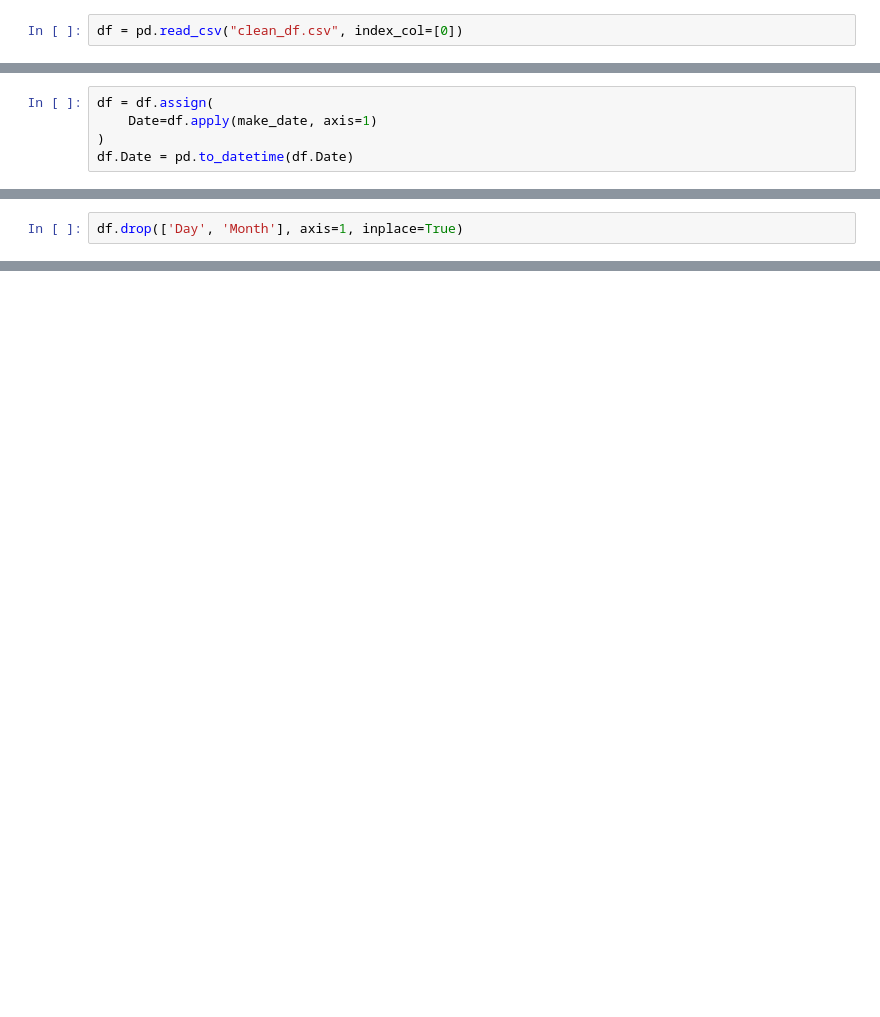
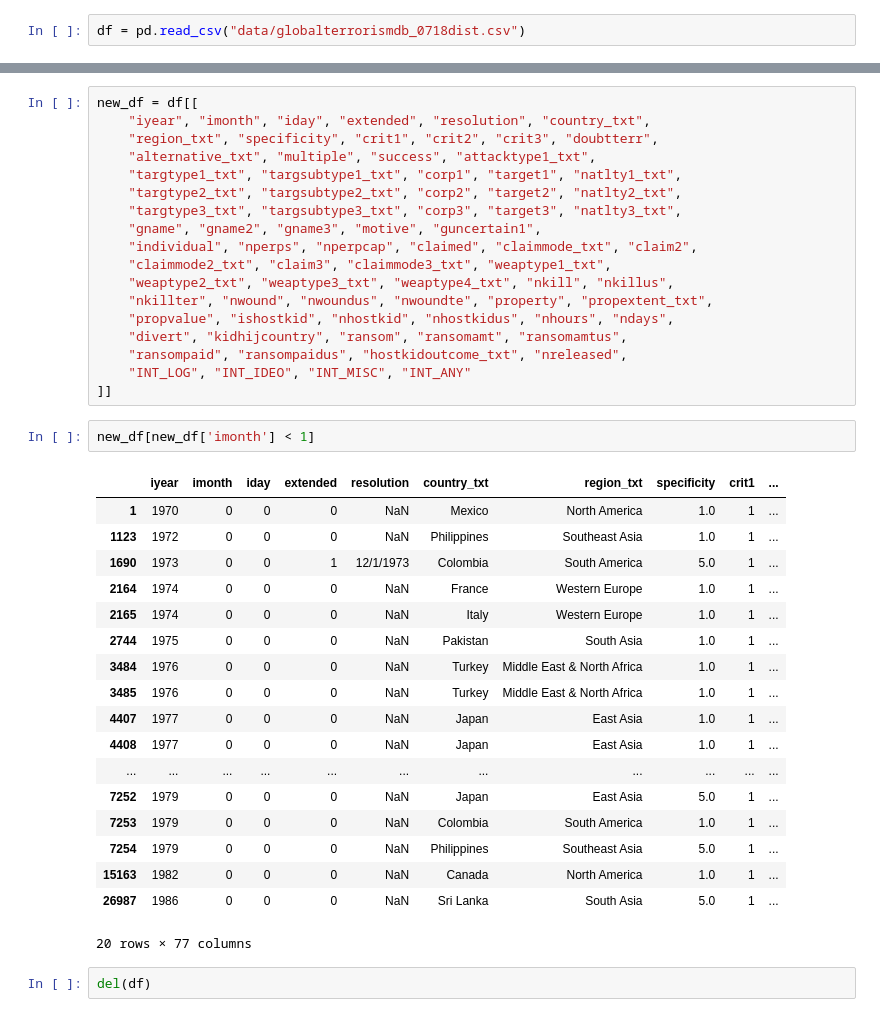
Before and after one commit to abdullateefogundipe/Prediction-of-Terrorist-Attack, a Jupyter notebook: feature_engineering.ipynb, the cells around one changed output, grey strips where cells are left out. Saved outputs shown, nothing was run; the diff lists cells and outputs as text; blank space fills up the shorter version.

```diff
--- a/feature_engineering.ipynb
+++ b/feature_engineering.ipynb
@@ -6,2 +7,2 @@ import pandas as pd
 # %%
-df = pd.read_csv("clean_df.csv", index_col=[0])
+df = pd.read_csv("data/globalterrorismdb_0718dist.csv")
@@ -78,5 +25,0 @@ def make_date(df):
-# %%
-df = df.assign(
-    Date=df.apply(make_date, axis=1)
-)
-df.Date = pd.to_datetime(df.Date)
@@ -103,2 +25,0 @@ memory usage: 40.2+ MB
-# %%
-df.drop(['Day', 'Month'], axis=1, inplace=True)
@@ -152,0 +122,41 @@ NB: Some of the numerical columns are suppoed to be True and False represented w
+# %%
+new_df = df[[
+    "iyear", "imonth", "iday", "extended", "resolution", "country_txt",
+    "region_txt", "specificity", "crit1", "crit2", "crit3", "doubtterr",
+    "alternative_txt", "multiple", "success", "attacktype1_txt",
+    "targtype1_txt", "targsubtype1_txt", "corp1", "target1", "natlty1_txt",
+    "targtype2_txt", "targsubtype2_txt", "corp2", "target2", "natlty2_txt",
+    "targtype3_txt", "targsubtype3_txt", "corp3", "target3", "natlty3_txt",
+    "gname", "gname2", "gname3", "motive", "guncertain1",
+    "individual", "nperps", "nperpcap", "claimed", "claimmode_txt", "claim2",
+    "claimmode2_txt", "claim3", "claimmode3_txt", "weaptype1_txt",
+    "weaptype2_txt", "weaptype3_txt", "weaptype4_txt", "nkill", "nkillus",
+    "nkillter", "nwound", "nwoundus", "nwoundte", "property", "propextent_txt",
+    "propvalue", "ishostkid", "nhostkid", "nhostkidus", "nhours", "ndays",
+    "divert", "kidhijcountry", "ransom", "ransomamt", "ransomamtus",
+    "ransompaid", "ransompaidus", "hostkidoutcome_txt", "nreleased",
+    "INT_LOG", "INT_IDEO", "INT_MISC", "INT_ANY"
+]]
+# %%
+new_df[new_df['imonth'] < 1]
+# %% [output]
+|  | iyear | imonth | iday | extended | resolution | country_txt | region_txt | specificity | crit1 | ... |
+| 1 | 1970 | 0 | 0 | 0 | NaN | Mexico | North America | 1.0 | 1 | ... |
+| 1123 | 1972 | 0 | 0 | 0 | NaN | Philippines | Southeast Asia | 1.0 | 1 | ... |
+| 1690 | 1973 | 0 | 0 | 1 | 12/1/1973 | Colombia | South America | 5.0 | 1 | ... |
+| 2164 | 1974 | 0 | 0 | 0 | NaN | France | Western Europe | 1.0 | 1 | ... |
+| 2165 | 1974 | 0 | 0 | 0 | NaN | Italy | Western Europe | 1.0 | 1 | ... |
+| 2744 | 1975 | 0 | 0 | 0 | NaN | Pakistan | South Asia | 1.0 | 1 | ... |
+| 3484 | 1976 | 0 | 0 | 0 | NaN | Turkey | Middle East & North Africa | 1.0 | 1 | ... |
+| 3485 | 1976 | 0 | 0 | 0 | NaN | Turkey | Middle East & North Africa | 1.0 | 1 | ... |
+| 4407 | 1977 | 0 | 0 | 0 | NaN | Japan | East Asia | 1.0 | 1 | ... |
+| 4408 | 1977 | 0 | 0 | 0 | NaN | Japan | East Asia | 1.0 | 1 | ... |
+| ... | ... | ... | ... | ... | ... | ... | ... | ... | ... | ... |
+| 7252 | 1979 | 0 | 0 | 0 | NaN | Japan | East Asia | 5.0 | 1 | ... |
+| 7253 | 1979 | 0 | 0 | 0 | NaN | Colombia | South America | 1.0 | 1 | ... |
+| 7254 | 1979 | 0 | 0 | 0 | NaN | Philippines | Southeast Asia | 5.0 | 1 | ... |
+| 15163 | 1982 | 0 | 0 | 0 | NaN | Canada | North America | 1.0 | 1 | ... |
+| 26987 | 1986 | 0 | 0 | 0 | NaN | Sri Lanka | South Asia | 5.0 | 1 | ... |
+20 rows × 77 columns
+# %%
+del(df)
```
Also changed, not shown: parts of 49 cells of this notebook, 2 other files.
